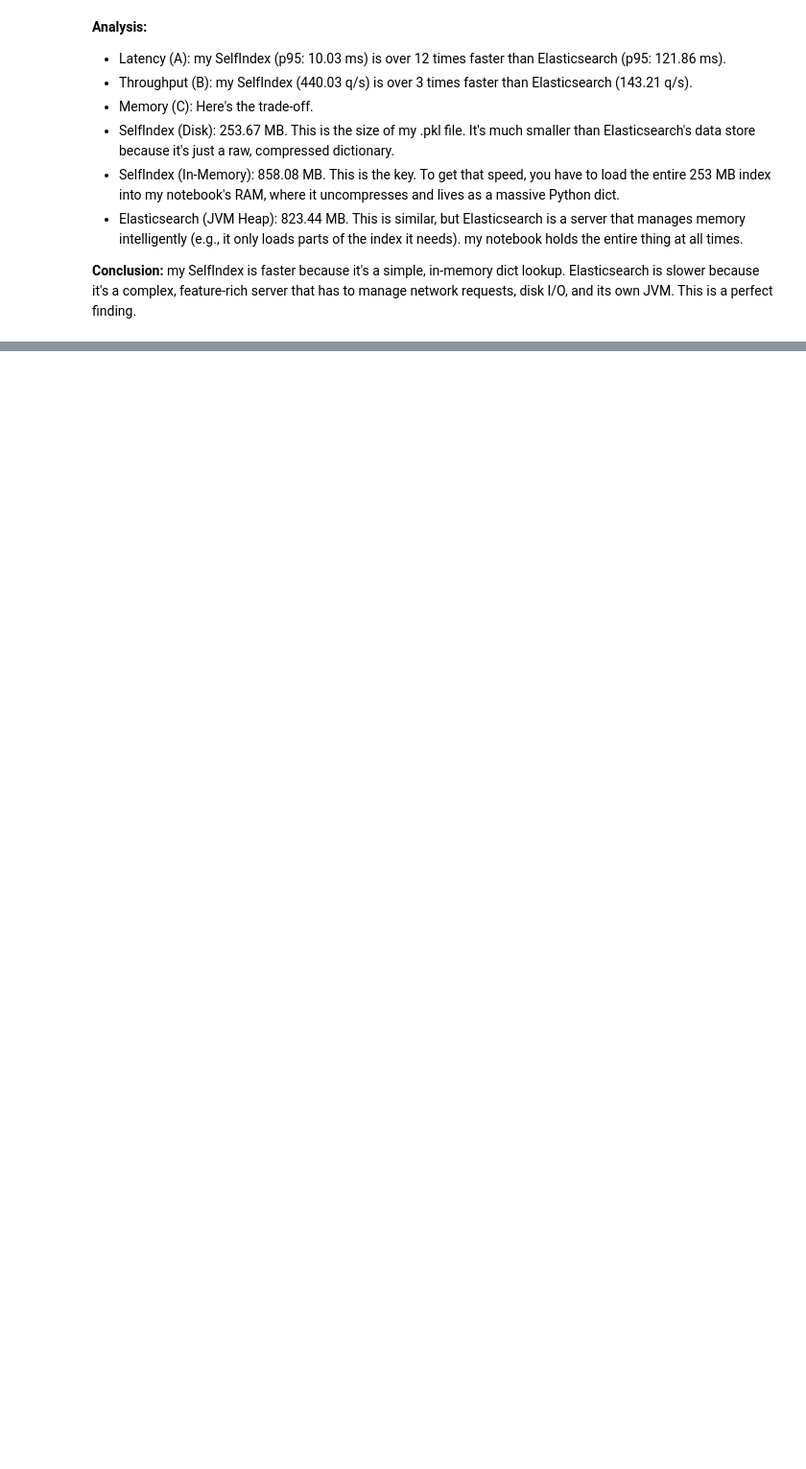
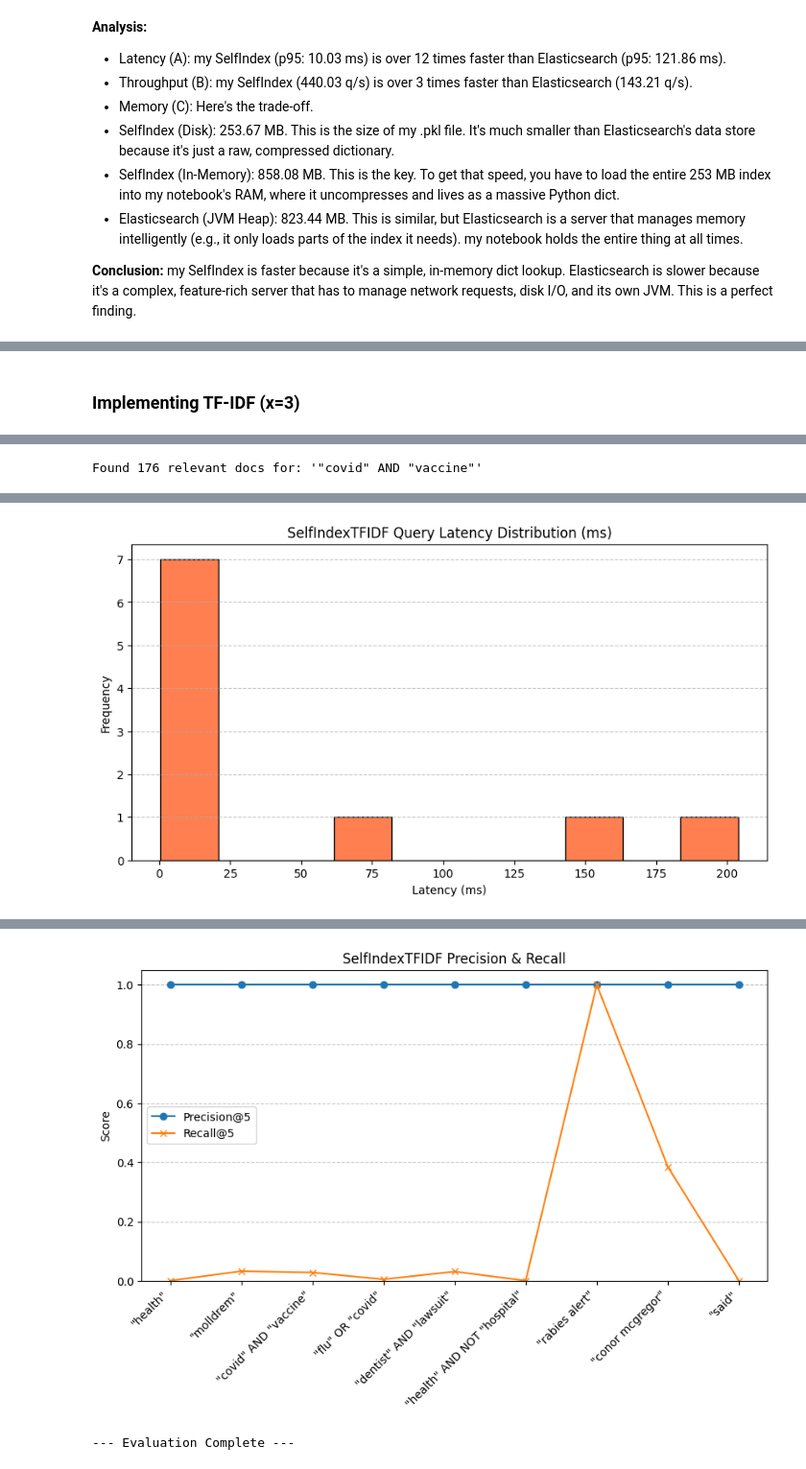
Before and after one commit to SpyBeast07/HomeworkIRE, a Jupyter notebook: indexing_and_retrieval/src/es.ipynb, the cells around one changed output, grey strips where cells are left out. Shown at 96% size. Saved outputs shown, nothing was run; the diff lists cells and outputs as text; code cells hidden in the pictures; blank space fills up the shorter version.

```diff
--- a/indexing_and_retrieval/src/es.ipynb
+++ b/indexing_and_retrieval/src/es.ipynb
@@ -1690,0 +2373,2 @@ Query: '"nonexistenttermxyz123"' -> Skipping (0 relevant docs in gold standard)
+# %% [markdown]
+### Implementing TF-IDF (x=3)
@@ -1690,0 +2534,70 @@ Query: '"nonexistenttermxyz123"' -> Skipping (0 relevant docs in gold standard)
+# %%
+# (Assuming all necessary imports and class/function definitions are present)
+
+# --- 1. Create instance of SelfIndexTFIDF ---
+si_tfidf = SelfIndexTFIDF(
+    core='SelfIndex',
+    info='TFIDF', # Will now correctly pass 'TFIDF' via SelfIndex.__init__
+    dstore='CUSTOM',
+    qproc='TERMatat',
+    compr='NONE',
+    optim='Null',
+    preprocess_fn=preprocess_text,
+    storage_path="./my_index_storage_tfidf"
+)
+print(si_tfidf) # Should now print i3... identifier
+
+# Define the index ID
+tfidf_index_id_full = "selfindex-v3-0-full"
+
+# --- 2. Get the processed data iterable ---
+print("\nPreparing full data iterable...")
+def get_processed_iterable(df: pd.DataFrame) -> Iterable[Tuple[str, str]]:
+    for _, row in df.iterrows():
+        yield (str(row['id']), str(row['clean_text']))
+
+# *** FIX: Use news_df ***
+processed_news_data_full = get_processed_iterable(news_df)
+
+# --- 3. Create and Load the Full TFIDF Index ---
+if tfidf_index_id_full in si_tfidf.list_indices():
+        print(f"Deleting existing TFIDF index: {tfidf_index_id_full}")
+        si_tfidf.delete_index(tfidf_index_id_full)
+
+print(f"\nCreating full TFIDF index: {tfidf_index_id_full}...")
+si_tfidf.create_index(tfidf_index_id_full, processed_news_data_full)
+
+print(f"\nLoading full TFIDF index: {tfidf_index_id_full}...")
+si_tfidf.load_index(tfidf_index_id_full)
+print("\nFull TFIDF SelfIndex is created and loaded.")
+
+# --- 4. Regenerate Gold Standard & Run Evaluation ---
+self_index_queries = [
+    '"health"', '"molldrem"', '"covid" AND "vaccine"',
+    '"flu" OR "covid"', '"dentist" AND "lawsuit"',
+    '"health" AND NOT "hospital"', '"rabies alert"',
+    '"conor mcgregor"', '"said"', '"nonexistenttermxyz123"'
+]
+
+print("\nRegenerating Gold Standard for SelfIndex grammar...")
+gold_standard_selfindex = {}
+for q in self_index_queries:
+    relevant_ids = []
+    # *** FIX: Use news_df ***
+    for _, row in news_df.iterrows():
+        text = str(row["clean_text"])
+        if match_boolean_query(q, text):
+            relevant_ids.append(row["id"])
+    gold_standard_selfindex[q] = relevant_ids
+    print(f"Found {len(relevant_ids)} relevant docs for: '{q}'")
+
+print("\nRunning evaluation on SelfIndexTFIDF...")
+evaluate_selfindex(
+    si_tfidf,
+    tfidf_index_id_full,
+    self_index_queries,
+    gold_standard=gold_standard_selfindex,
+    top_k=5,
+    num_runs=5 # Reduced runs for potentially slow TFIDF
+)
+# %% [output]
@@ -1690,0 +2622 @@ Query: '"nonexistenttermxyz123"' -> Skipping (0 relevant docs in gold standard)
+Found 176 relevant docs for: '"covid" AND "vaccine"'
@@ -1690,0 +2640 @@ Query: '"nonexistenttermxyz123"' -> Skipping (0 relevant docs in gold standard)
+[figure, added]
@@ -1690,0 +2658,2 @@ Query: '"nonexistenttermxyz123"' -> Skipping (0 relevant docs in gold standard)
+[figure, added]
+--- Evaluation Complete ---
```
Also changed, not shown: parts of 78 cells of this notebook, 5 other files.
